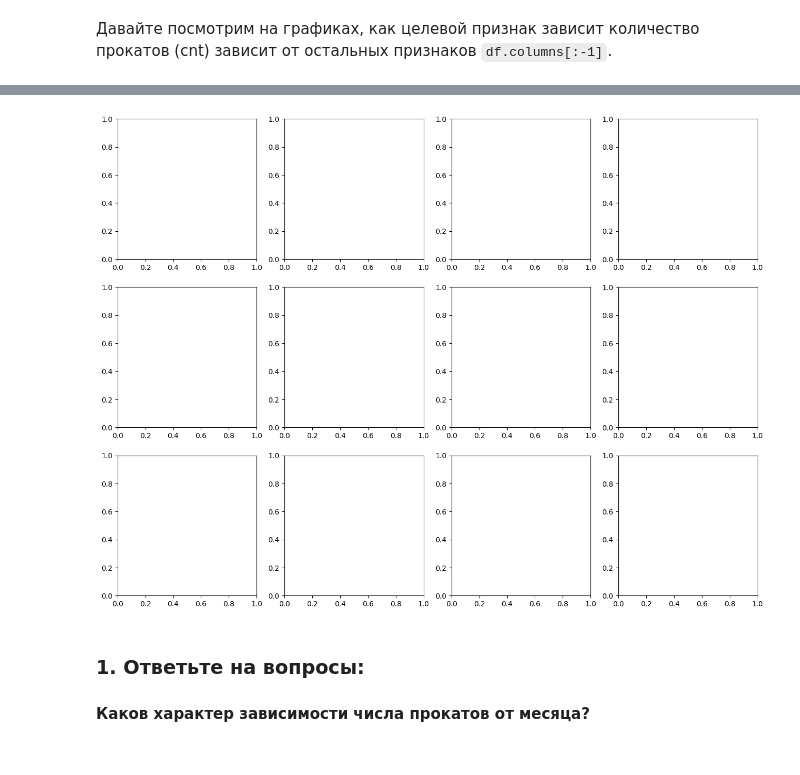
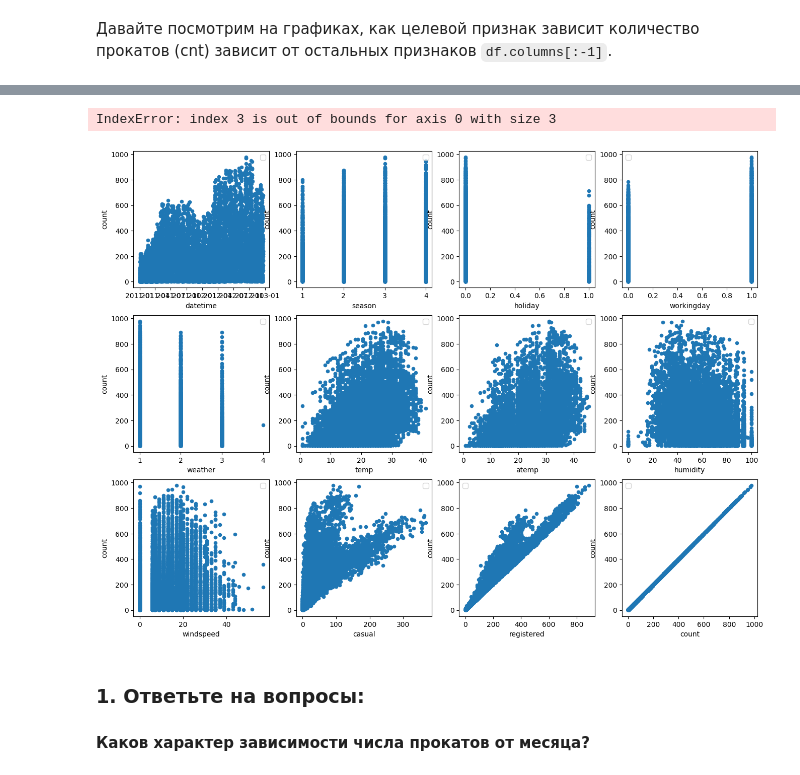
Before and after one commit to 7REVOLUTiOn/Python-and-other-, a Jupyter notebook: 5. Библиотека Pandas. Визуальный анализ данных/Практическая_работа_№5_Библиотека_Pandas.ipynb, the cells around one changed output, grey strips where cells are left out. Drawn from its saved outputs; the diff is of its cells as text; code cells hidden in the pictures.

```diff
--- a/5. Библиотека Pandas. Визуальный анализ данных/Практическая_работа_№5_Библиотека_Pandas.ipynb
+++ b/5. Библиотека Pandas. Визуальный анализ данных/Практическая_работа_№5_Библиотека_Pandas.ipynb
@@ -398,5 +405,5 @@ memory usage: 4.2+ MB
 # %%
 fig, axes = plt.subplots(nrows=3, ncols=4, figsize=(16, 12))
 for idx, feature in enumerate(df.columns[:-1]):
-     df.plot(feature, "cnt", subplots=True, kind="scatter", ax=axes[idx // 4, idx % 4])
+     df.plot(feature, "count", subplots=True, kind="scatter", ax=axes[idx // 4, idx % 4])
 # %% [output]
@@ -404,4 +422,5 @@ KeyError: 'cnt'
+IndexError: index 3 is out of bounds for axis 0 with size 3
-[figure, old version]
+[figure, new version]
 # %% [markdown]
 ### 1. Ответьте на вопросы:
 
```
Also changed, not shown: parts of 23 cells of this notebook.
